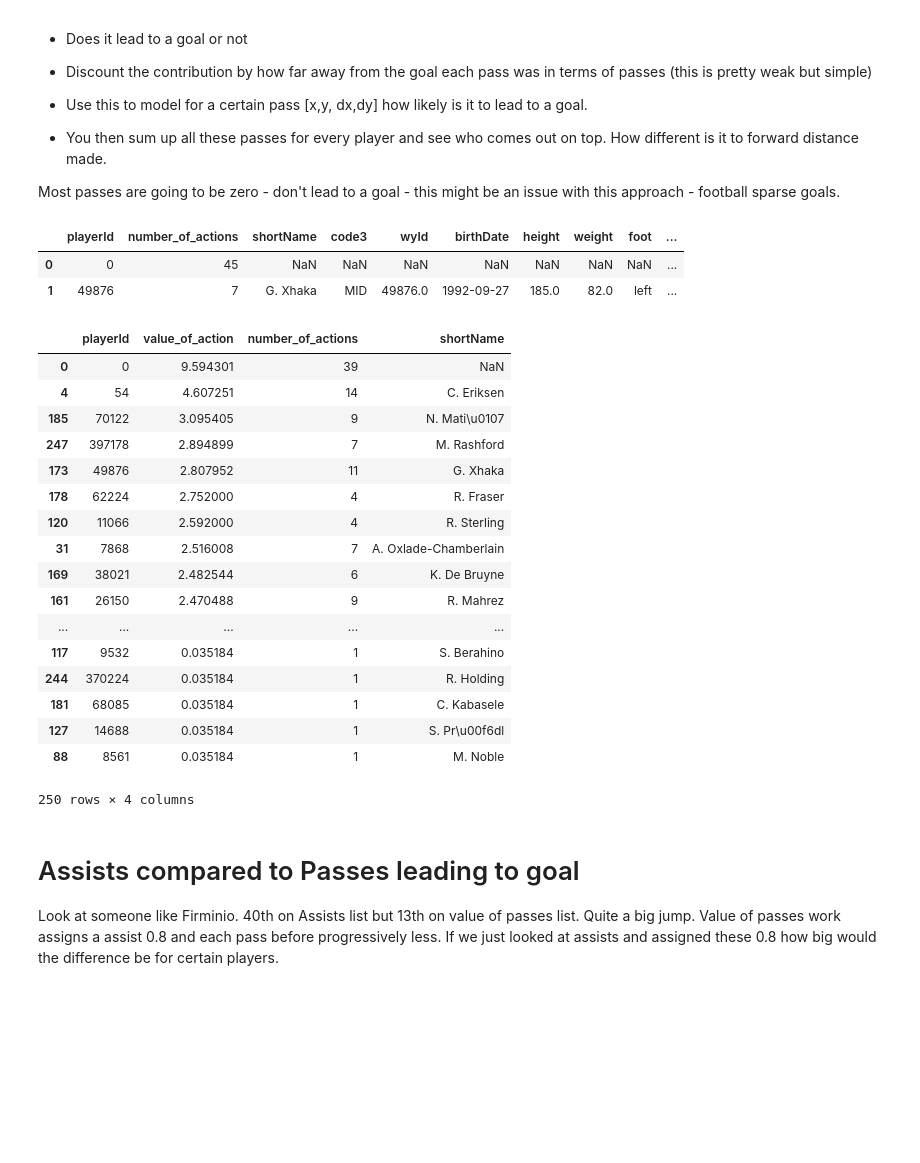
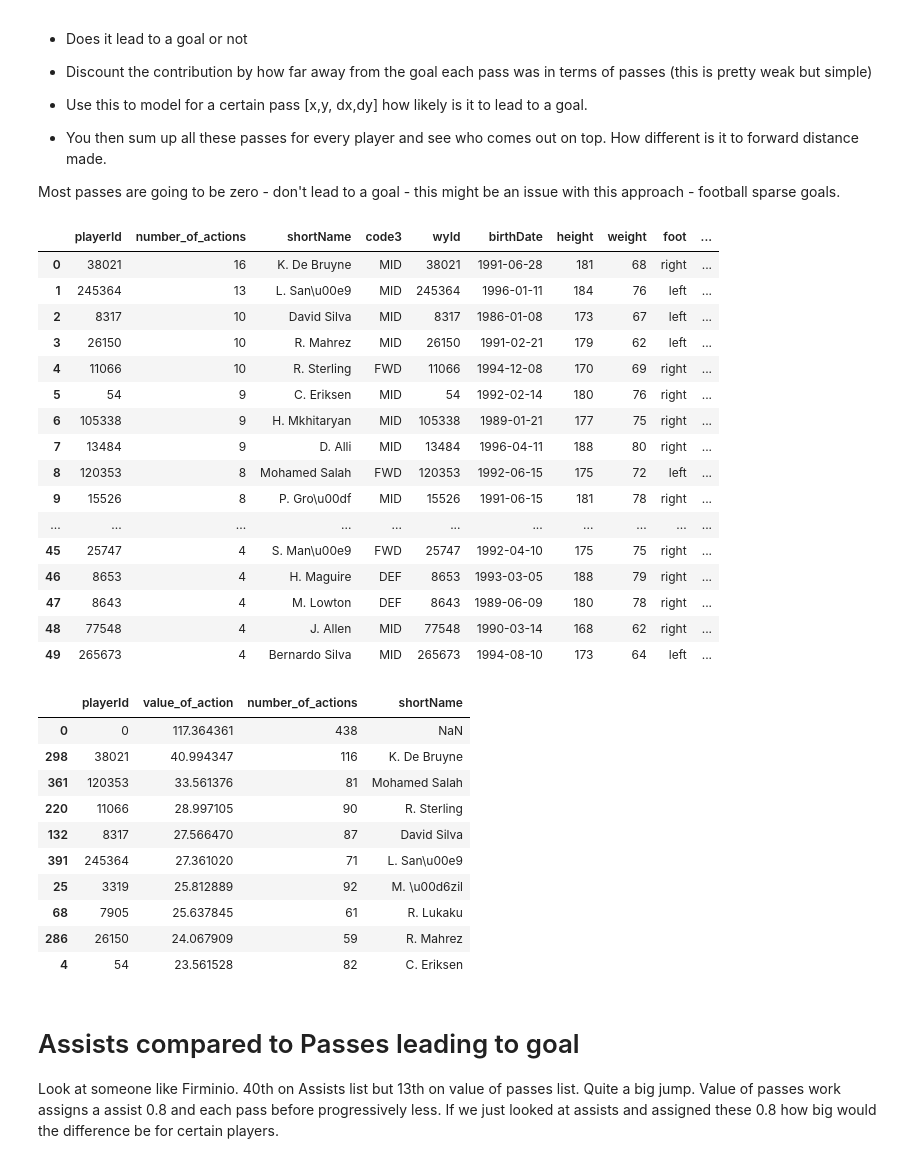
Before and after one commit to AndrewWalker251/football_analytics, a Jupyter notebook: Data Exploration.ipynb, the cells around one changed output. Cells and saved outputs as stored; diff of their text form; code cells hidden in the pictures; blank space fills up the shorter version.

```diff
--- a/Data Exploration.ipynb
+++ b/Data Exploration.ipynb
@@ -27,11 +28,10 @@ for char in "{[yx:']} ":
 
 df_events['positions'] = df_events['positions'].str.split(',')
 pos = pd.DataFrame(df_events["positions"].to_list(), columns=['y', 'x','y2','x2'])
-df_events = df_events.merge(pos ,left_on=df_events.index, right_on = pos.index)
+df_events = df_events.merge(pos , how= 'left', left_index=True, right_index = True)
 
-# Need to check this next line isn't removing stuff i don't want to remove.
 df_events.dropna(subset=['y', 'x','y2','x2'], inplace=True)
-
+df_events.reset_index(inplace=True)
 # Create the change in x and change in y columns
 df_events['dx'] = df_events['x2'].astype(int) - df_events['x'].astype(int)
 df_events['dy'] = df_events['y2'].astype(int) - df_events['y'].astype(int)
@@ -326,19 +363,33 @@ Most passes are going to be zero - don't lead to a goal - this might be an issue
 # %%
 # Basic Assists Metric - baseline comparison
 # include only where defined as assist by tag_1
 assists = df_events[df_events['tag_1'].str.contains('Assist')]
 # Count number of assists per player
 assists = assists.groupby('playerId', as_index =False).agg({'eventName':'count'}).sort_values('eventName', ascending=False)
 assists.rename(columns={'eventName':'number_of_actions'}, inplace=True)
 # Add in the player information
 assists = assists.merge(df_players, how='left', left_on='playerId', right_on='wyId')
 # Assign each assist the value of 0.8. (idea being that a goal would get 1)
 assists['value_of_assists'] = assists['number_of_actions'] * 0.8
-assists.head(2)
+assists.head(50)
 # %% [output]
 |  | playerId | number_of_actions | shortName | code3 | wyId | birthDate | height | weight | foot | ... |
-| 0 | 0 | 45 | NaN | NaN | NaN | NaN | NaN | NaN | NaN | ... |
-| 1 | 49876 | 7 | G. Xhaka | MID | 49876.0 | 1992-09-27 | 185.0 | 82.0 | left | ... |
+| 0 | 38021 | 16 | K. De Bruyne | MID | 38021 | 1991-06-28 | 181 | 68 | right | ... |
+| 1 | 245364 | 13 | L. San\u00e9 | MID | 245364 | 1996-01-11 | 184 | 76 | left | ... |
+| 2 | 8317 | 10 | David Silva | MID | 8317 | 1986-01-08 | 173 | 67 | left | ... |
+| 3 | 26150 | 10 | R. Mahrez | MID | 26150 | 1991-02-21 | 179 | 62 | left | ... |
+| 4 | 11066 | 10 | R. Sterling | FWD | 11066 | 1994-12-08 | 170 | 69 | right | ... |
+| 5 | 54 | 9 | C. Eriksen | MID | 54 | 1992-02-14 | 180 | 76 | right | ... |
+| 6 | 105338 | 9 | H. Mkhitaryan | MID | 105338 | 1989-01-21 | 177 | 75 | right | ... |
+| 7 | 13484 | 9 | D. Alli | MID | 13484 | 1996-04-11 | 188 | 80 | right | ... |
+| 8 | 120353 | 8 | Mohamed Salah | FWD | 120353 | 1992-06-15 | 175 | 72 | left | ... |
+| 9 | 15526 | 8 | P. Gro\u00df | MID | 15526 | 1991-06-15 | 181 | 78 | right | ... |
+| ... | ... | ... | ... | ... | ... | ... | ... | ... | ... | ... |
+| 45 | 25747 | 4 | S. Man\u00e9 | FWD | 25747 | 1992-04-10 | 175 | 75 | right | ... |
+| 46 | 8653 | 4 | H. Maguire | DEF | 8653 | 1993-03-05 | 188 | 79 | right | ... |
+| 47 | 8643 | 4 | M. Lowton | DEF | 8643 | 1989-06-09 | 180 | 78 | right | ... |
+| 48 | 77548 | 4 | J. Allen | MID | 77548 | 1990-03-14 | 168 | 62 | right | ... |
+| 49 | 265673 | 4 | Bernardo Silva | MID | 265673 | 1994-08-10 | 173 | 64 | left | ... |
 # %%
 # Find all of the goals in the event data
 goals = df_events[(df_events['tag_1'].str.contains('Goal')) & (df_events['eventName'] == 'Shot')]
@@ -375,26 +426,19 @@ player_contribution = df_all_value_contributions.groupby('playerId', as_index=Fa
 
 player_contribution.rename(columns={'eventName':'number_of_actions'}, inplace=True)
 # %%
-player_contribution
+player_contribution.head(10)
 # %% [output]
 |  | playerId | value_of_action | number_of_actions | shortName |
-| 0 | 0 | 9.594301 | 39 | NaN |
-| 4 | 54 | 4.607251 | 14 | C. Eriksen |
-| 185 | 70122 | 3.095405 | 9 | N. Mati\u0107 |
-| 247 | 397178 | 2.894899 | 7 | M. Rashford |
-| 173 | 49876 | 2.807952 | 11 | G. Xhaka |
-| 178 | 62224 | 2.752000 | 4 | R. Fraser |
-| 120 | 11066 | 2.592000 | 4 | R. Sterling |
-| 31 | 7868 | 2.516008 | 7 | A. Oxlade-Chamberlain |
-| 169 | 38021 | 2.482544 | 6 | K. De Bruyne |
-| 161 | 26150 | 2.470488 | 9 | R. Mahrez |
-| ... | ... | ... | ... | ... |
-| 117 | 9532 | 0.035184 | 1 | S. Berahino |
-| 244 | 370224 | 0.035184 | 1 | R. Holding |
-| 181 | 68085 | 0.035184 | 1 | C. Kabasele |
-| 127 | 14688 | 0.035184 | 1 | S. Pr\u00f6dl |
-| 88 | 8561 | 0.035184 | 1 | M. Noble |
+| 0 | 0 | 117.364361 | 438 | NaN |
+| 298 | 38021 | 40.994347 | 116 | K. De Bruyne |
+| 361 | 120353 | 33.561376 | 81 | Mohamed Salah |
+| 220 | 11066 | 28.997105 | 90 | R. Sterling |
+| 132 | 8317 | 27.566470 | 87 | David Silva |
+| 391 | 245364 | 27.361020 | 71 | L. San\u00e9 |
+| 25 | 3319 | 25.812889 | 92 | M. \u00d6zil |
+| 68 | 7905 | 25.637845 | 61 | R. Lukaku |
+| 286 | 26150 | 24.067909 | 59 | R. Mahrez |
+| 4 | 54 | 23.561528 | 82 | C. Eriksen |
-250 rows × 4 columns
 # %% [markdown]
 # Assists compared to Passes leading to goal
 Look at someone like Firminio. 40th on Assists list but 13th on value of passes list. Quite a big jump.
```
Also changed, not shown: parts of 27 cells of this notebook, 21 other files.
